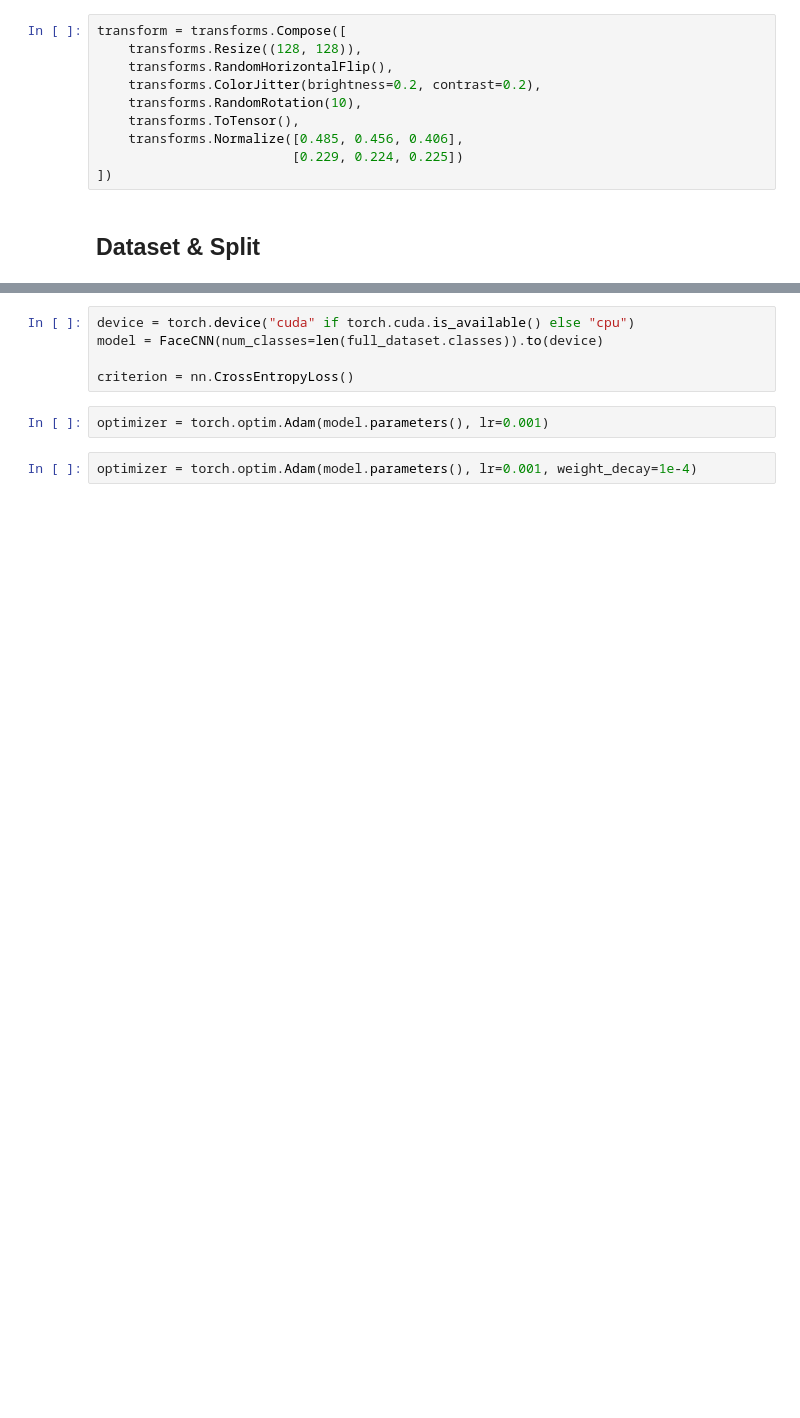
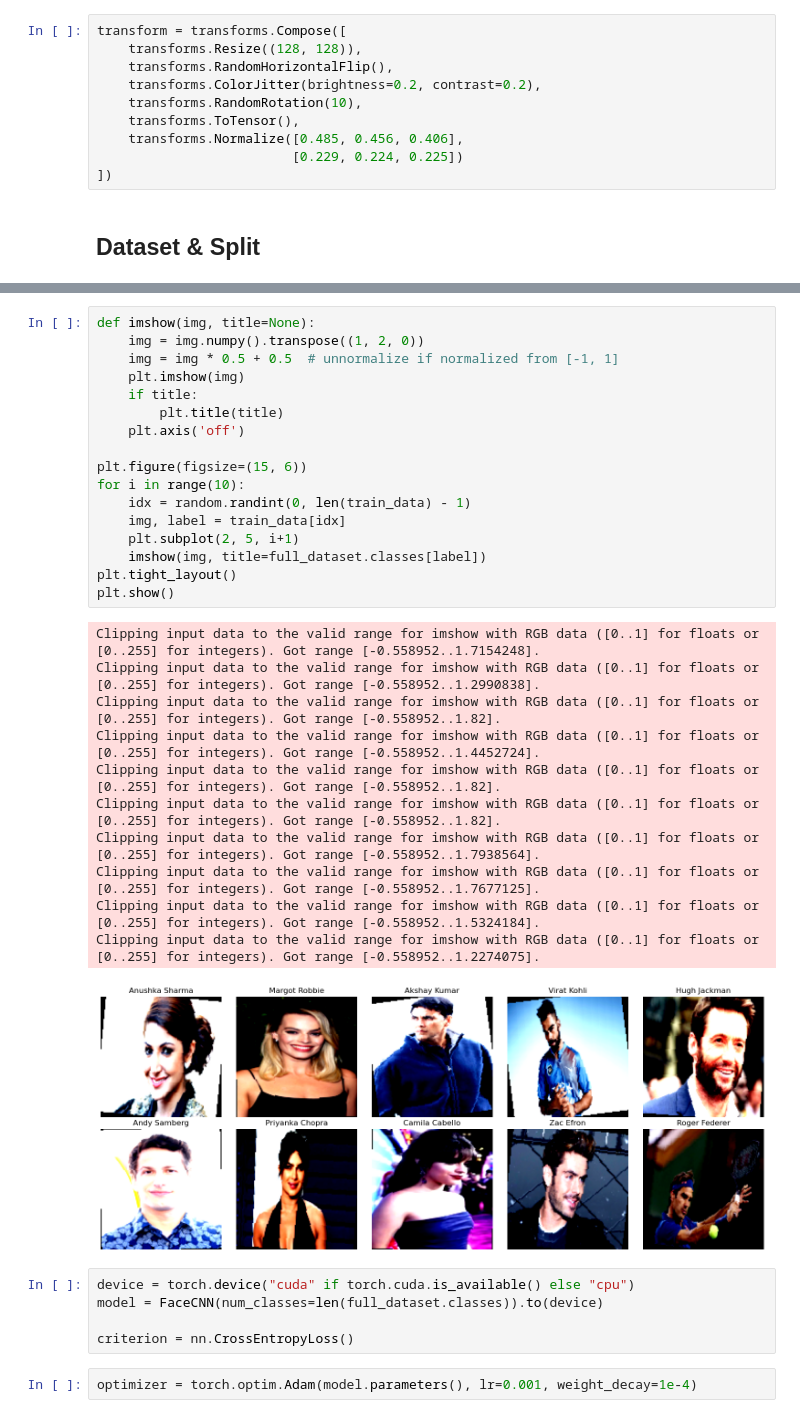
Before and after one commit to winswe/022-ArtificialIntelligenceCrashCourse, a Jupyter notebook: CNN-01-Assigment-gpt.ipynb, the cells around one changed output, grey strips where cells are left out. Drawn from its saved outputs; the diff is of its cells as text; blank space fills up the shorter version.

```diff
--- a/CNN-01-Assigment-gpt.ipynb
+++ b/CNN-01-Assigment-gpt.ipynb
@@ -99,12 +100,39 @@ print("Classes:", full_dataset.classes)
 # %% [output]
 Dataset sizes -> Train: 1793, Val: 384, Test: 385
 Classes: ['Akshay Kumar', 'Alexandra Daddario', 'Alia Bhatt', 'Amitabh Bachchan', 'Andy Samberg', 'Anushka Sharma', 'Billie Eilish', 'Brad Pitt', 'Camila Cabello', 'Charlize Theron', 'Claire Holt', 'C ...
+# %%
+def imshow(img, title=None):
+    img = img.numpy().transpose((1, 2, 0))
+    img = img * 0.5 + 0.5  # unnormalize if normalized from [-1, 1]
+    plt.imshow(img)
+    if title:
+        plt.title(title)
+    plt.axis('off')
+
+plt.figure(figsize=(15, 6))
+for i in range(10):
+    idx = random.randint(0, len(train_data) - 1)
+    img, label = train_data[idx]
+    plt.subplot(2, 5, i+1)
+    imshow(img, title=full_dataset.classes[label])
+plt.tight_layout()
+plt.show()
+# %% [output]
+Clipping input data to the valid range for imshow with RGB data ([0..1] for floats or [0..255] for integers). Got range [-0.558952..1.7154248].
+Clipping input data to the valid range for imshow with RGB data ([0..1] for floats or [0..255] for integers). Got range [-0.558952..1.2990838].
+Clipping input data to the valid range for imshow with RGB data ([0..1] for floats or [0..255] for integers). Got range [-0.558952..1.82].
+Clipping input data to the valid range for imshow with RGB data ([0..1] for floats or [0..255] for integers). Got range [-0.558952..1.4452724].
+Clipping input data to the valid range for imshow with RGB data ([0..1] for floats or [0..255] for integers). Got range [-0.558952..1.82].
+Clipping input data to the valid range for imshow with RGB data ([0..1] for floats or [0..255] for integers). Got range [-0.558952..1.82].
+Clipping input data to the valid range for imshow with RGB data ([0..1] for floats or [0..255] for integers). Got range [-0.558952..1.7938564].
+Clipping input data to the valid range for imshow with RGB data ([0..1] for floats or [0..255] for integers). Got range [-0.558952..1.7677125].
+Clipping input data to the valid range for imshow with RGB data ([0..1] for floats or [0..255] for integers). Got range [-0.558952..1.5324184].
+Clipping input data to the valid range for imshow with RGB data ([0..1] for floats or [0..255] for integers). Got range [-0.558952..1.2274075].
+[figure, added]
 # %%
 device = torch.device("cuda" if torch.cuda.is_available() else "cpu")
 model = FaceCNN(num_classes=len(full_dataset.classes)).to(device)
 
 criterion = nn.CrossEntropyLoss()
-# %%
-optimizer = torch.optim.Adam(model.parameters(), lr=0.001)
 # %%
 optimizer = torch.optim.Adam(model.parameters(), lr=0.001, weight_decay=1e-4)
```
Also changed, not shown: parts of 14 cells of this notebook.
